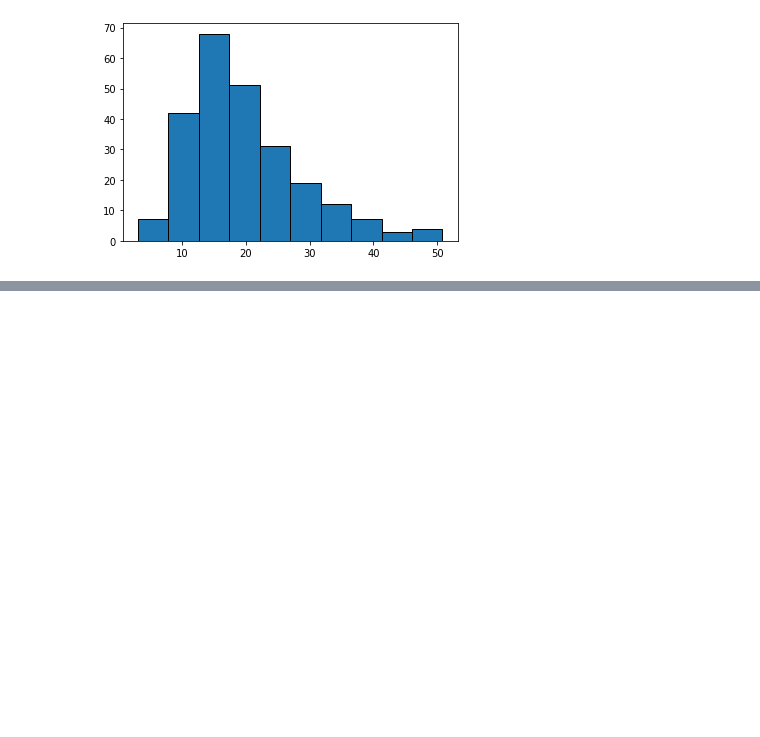
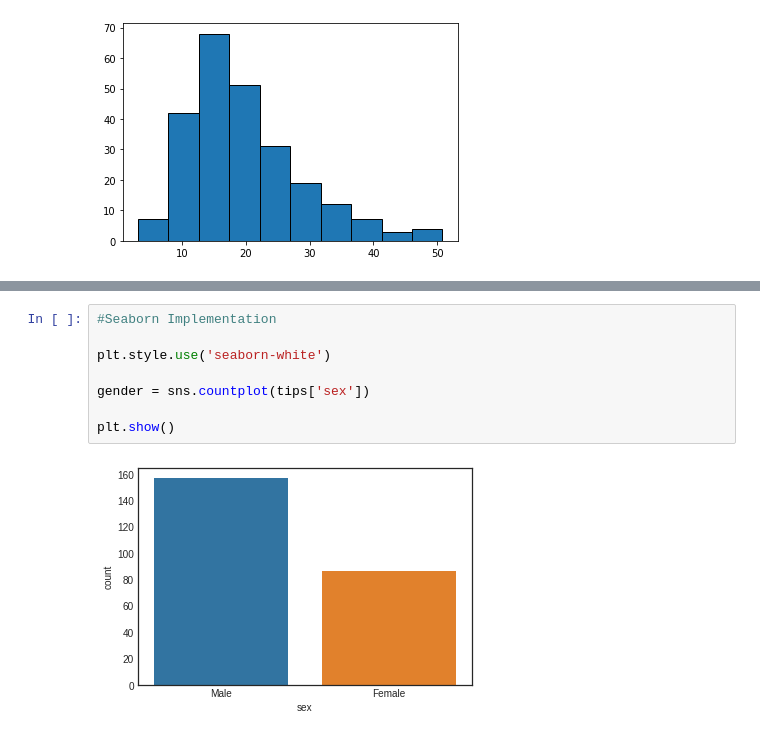
Before and after one commit to SairamTadepalli19/Day2_ML, a Jupyter notebook: Day2_ML.ipynb, the cells around one changed output, grey strips where cells are left out. Drawn from its saved outputs; the diff is of its cells as text; blank space fills up the shorter version.

```diff
--- a/Day2_ML.ipynb
+++ b/Day2_ML.ipynb
@@ -250,0 +333,10 @@ ValueError: ignored
+# %%
+#Seaborn Implementation
+
+plt.style.use('seaborn-white')
+
+gender = sns.countplot(tips['sex'])
+
+plt.show()
+# %% [output]
+[figure, added]
```
Also changed, not shown: parts of 17 cells of this notebook.
